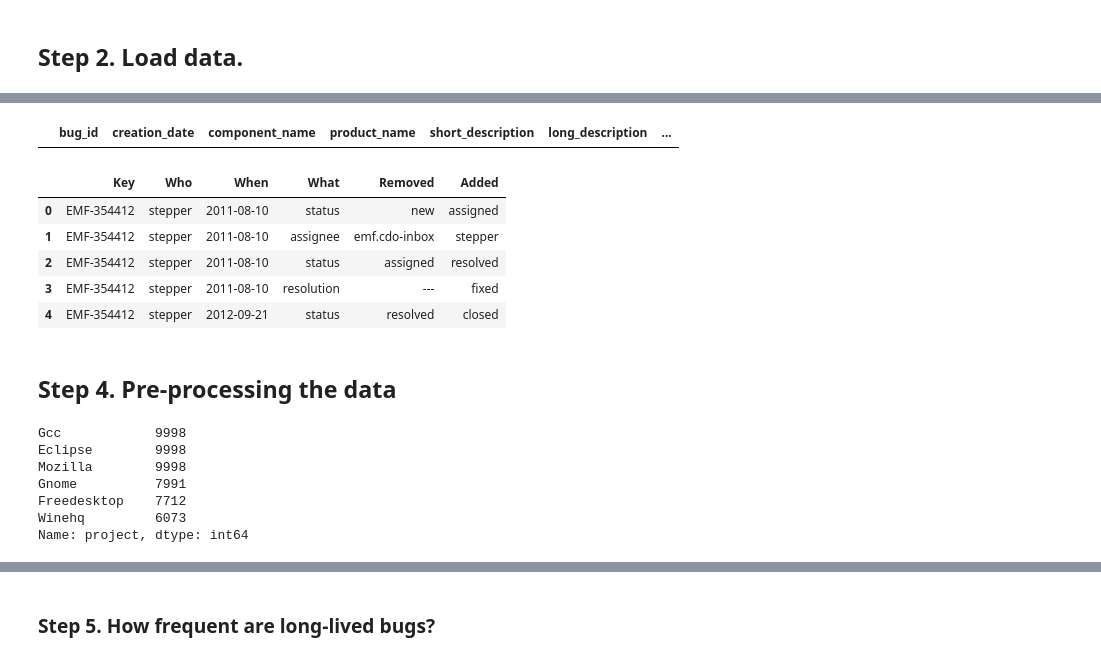
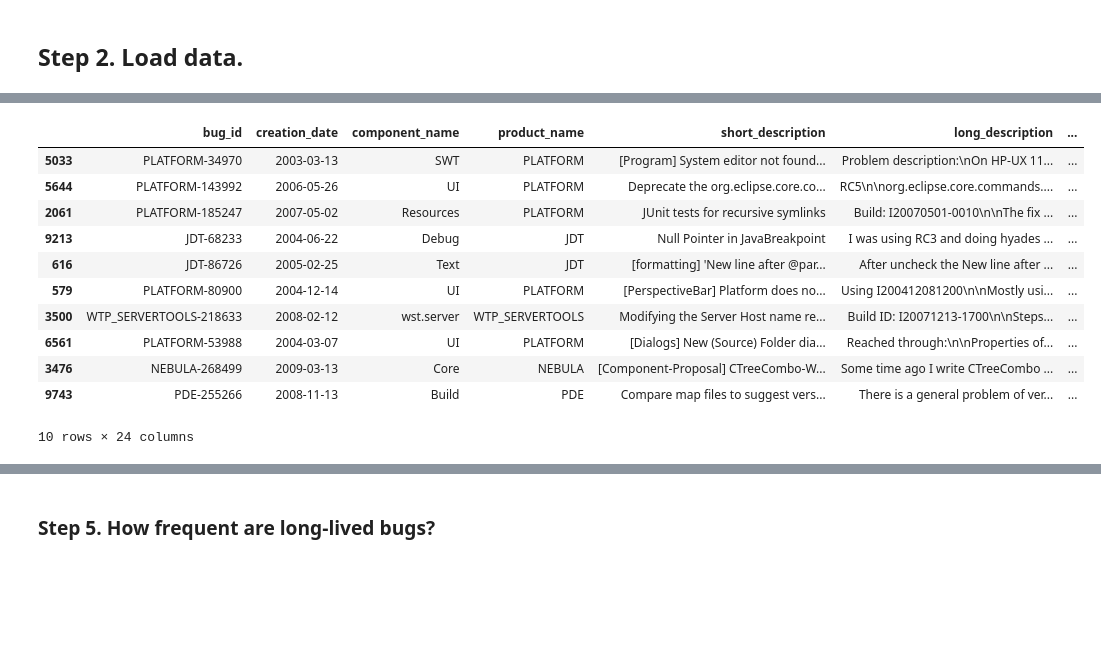
Before and after one commit to gomesluiz/my-doctorate, a Jupyter notebook: projects/long-lived-bug-prediction/machine-learning/source/20200731_long_lived_prediction_rq2_data_analysis.ipynb, the cells around one changed output, grey strips where cells are left out. Saved outputs shown, nothing was run; the diff lists cells and outputs as text; code cells hidden in the pictures; blank space fills up the shorter version.

```diff
--- a/projects/long-lived-bug-prediction/machine-learning/source/20200731_long_lived_prediction_rq2_data_analysis.ipynb
+++ b/projects/long-lived-bug-prediction/machine-learning/source/20200731_long_lived_prediction_rq2_data_analysis.ipynb
@@ -222,16 +104,0 @@ bug_reports_all_data.describe()
-# %%
-bug_reports_all_data.drop(bug_reports_all_data.loc[bug_reports_all_data['bug_fix_time'] < 0].index, inplace=True)
-bug_reports_all_data.loc[bug_reports_all_data['bug_fix_time'] < 0]
-# %% [output]
-|  | bug_id | creation_date | component_name | product_name | short_description | long_description | ... |
-# %%
-bug_reports_all_history_data.head()
-# %% [output]
-|  | Key | Who | When | What | Removed | Added |
-| 0 | EMF-354412 | stepper | 2011-08-10 | status | new | assigned |
-| 1 | EMF-354412 | stepper | 2011-08-10 | assignee | emf.cdo-inbox | stepper |
-| 2 | EMF-354412 | stepper | 2011-08-10 | status | assigned | resolved |
-| 3 | EMF-354412 | stepper | 2011-08-10 | resolution | --- | fixed |
-| 4 | EMF-354412 | stepper | 2012-09-21 | status | resolved | closed |
-# %% [markdown]
-## Step 4. Pre-processing the data
@@ -247,13 +105,18 @@ bug_reports_all_data.drop(bug_reports_all_data[bug_reports_all_data['bug_fix_tim
-# %%
-bug_reports_all_data['project'].value_counts()
-# %% [output]
-Gcc            9998
-Eclipse        9998
-Mozilla        9998
-Gnome          7991
-Freedesktop    7712
-Winehq         6073
-Name: project, dtype: int64
+# %%
+bug_reports_all_data.loc[bug_reports_all_data['project']=='eclipse'].nlargest(10, 'bug_fix_time')
+# %% [output]
+|  | bug_id | creation_date | component_name | product_name | short_description | long_description | ... |
+| 5033 | PLATFORM-34970 | 2003-03-13 | SWT | PLATFORM | [Program] System editor not found... | Problem description:\nOn HP-UX 11... | ... |
+| 5644 | PLATFORM-143992 | 2006-05-26 | UI | PLATFORM | Deprecate the org.eclipse.core.co... | RC5\n\norg.eclipse.core.commands.... | ... |
+| 2061 | PLATFORM-185247 | 2007-05-02 | Resources | PLATFORM | JUnit tests for recursive symlinks | Build: I20070501-0010\n\nThe fix ... | ... |
+| 9213 | JDT-68233 | 2004-06-22 | Debug | JDT | Null Pointer in JavaBreakpoint | I was using RC3 and doing hyades ... | ... |
+| 616 | JDT-86726 | 2005-02-25 | Text | JDT | [formatting] 'New line after @par... | After uncheck the New line after ... | ... |
+| 579 | PLATFORM-80900 | 2004-12-14 | UI | PLATFORM | [PerspectiveBar] Platform does no... | Using I200412081200\n\nMostly usi... | ... |
+| 3500 | WTP_SERVERTOOLS-218633 | 2008-02-12 | wst.server | WTP_SERVERTOOLS | Modifying the Server Host name re... | Build ID: I20071213-1700\n\nSteps... | ... |
+| 6561 | PLATFORM-53988 | 2004-03-07 | UI | PLATFORM | [Dialogs] New (Source) Folder dia... | Reached through:\n\nProperties of... | ... |
+| 3476 | NEBULA-268499 | 2009-03-13 | Core | NEBULA | [Component-Proposal] CTreeCombo-W... | Some time ago I write CTreeCombo ... | ... |
+| 9743 | PDE-255266 | 2008-11-13 | Build | PDE | Compare map files to suggest vers... | There is a general problem of ver... | ... |
+10 rows × 24 columns
 # %%
 from numpy import percentile
 for project in projects:
```
Also changed, not shown: parts of 18 cells of this notebook, 48 other files.
